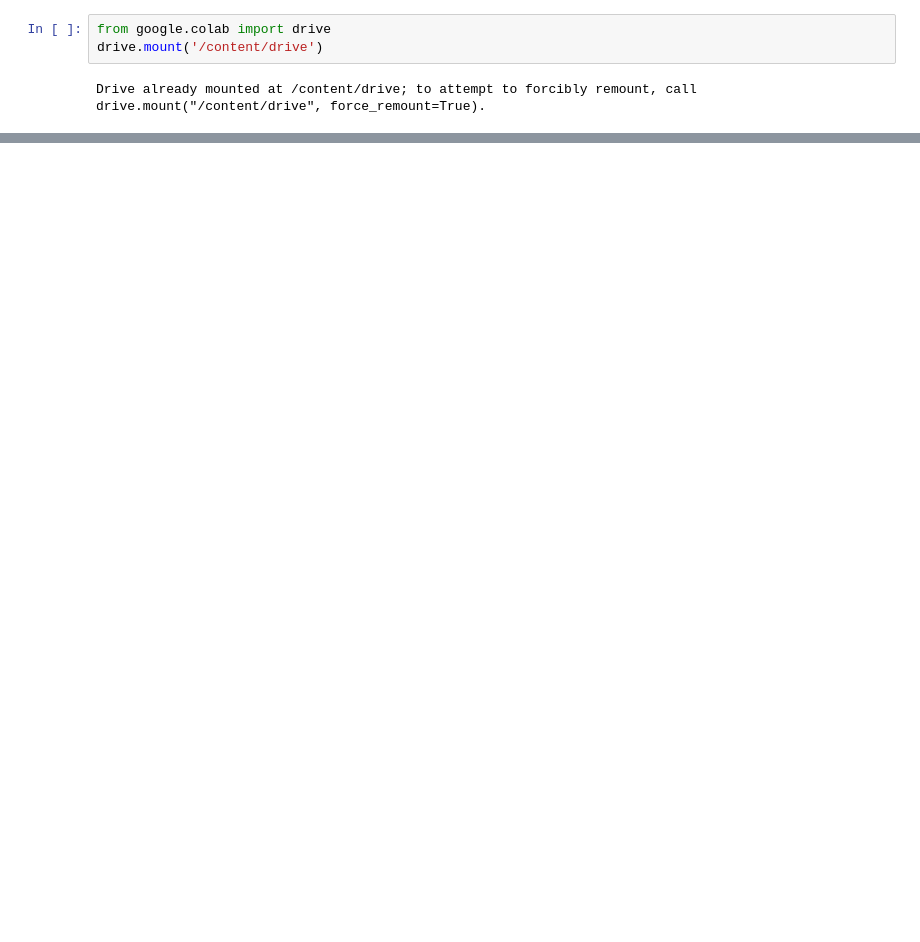
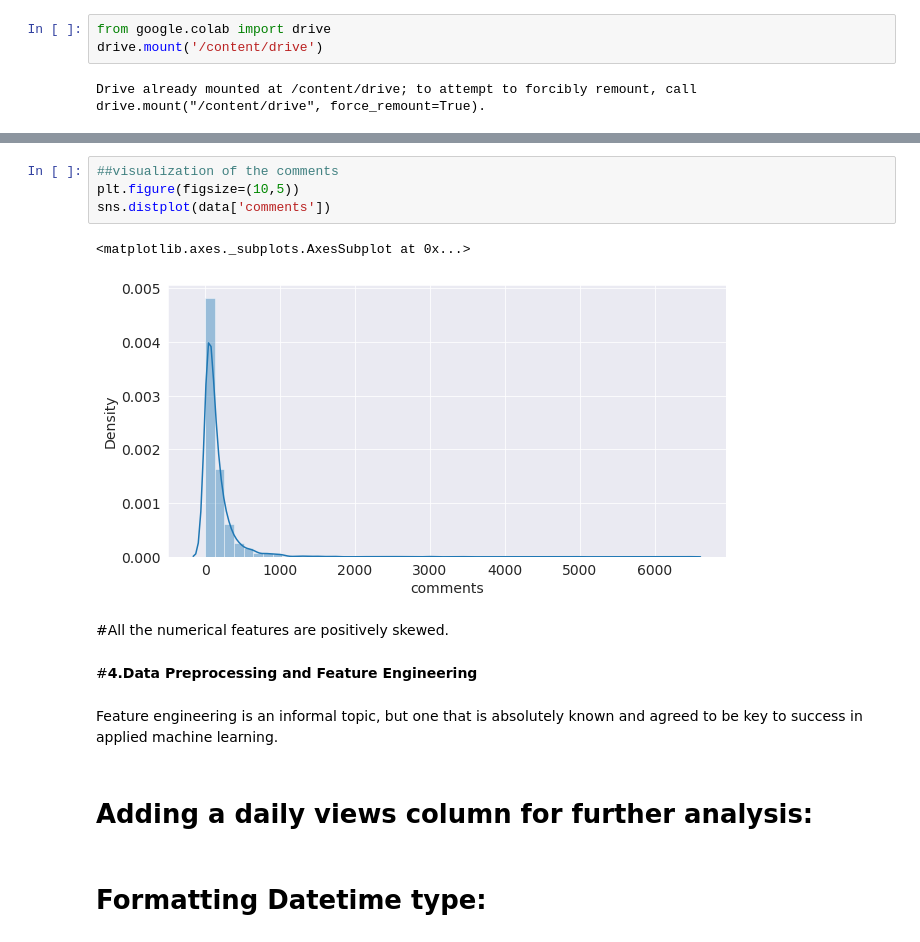
Before and after one commit to maya034/TED-TALK-VIEWS-PREDICTION, a Jupyter notebook: CH_Mayank_Kumar_TED_TALK_VIEWS_PREDICTION.ipynb, the cells around one changed output, grey strips where cells are left out. Cells and saved outputs as stored; diff of their text form; blank space fills up the shorter version.

```diff
--- a/CH_Mayank_Kumar_TED_TALK_VIEWS_PREDICTION.ipynb
+++ b/CH_Mayank_Kumar_TED_TALK_VIEWS_PREDICTION.ipynb
@@ -716,0 +328,17 @@ ValueError: ignored
+# %%
+##visualization of the comments
+plt.figure(figsize=(10,5))
+sns.distplot(data['comments'])
+# %% [output]
+<matplotlib.axes._subplots.AxesSubplot at 0x...>
+[figure, added]
+# %% [markdown]
+#All the numerical features are positively skewed.
+# %% [markdown]
+#**4.Data Preprocessing and Feature Engineering**
+# %% [markdown]
+Feature engineering is an informal topic, but one that is absolutely known and agreed to be key to success in applied machine learning.
+# %% [markdown]
+# Adding a daily views column for further analysis:
+# %% [markdown]
+# Formatting Datetime type:
```
Also changed, not shown: parts of 346 cells of this notebook.
